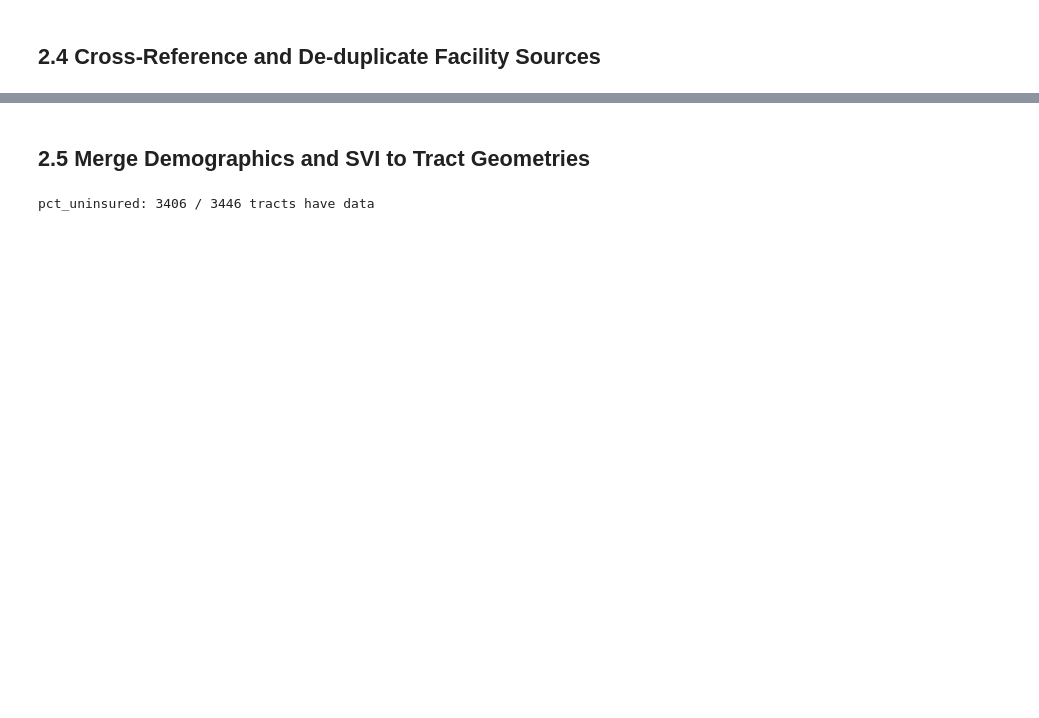
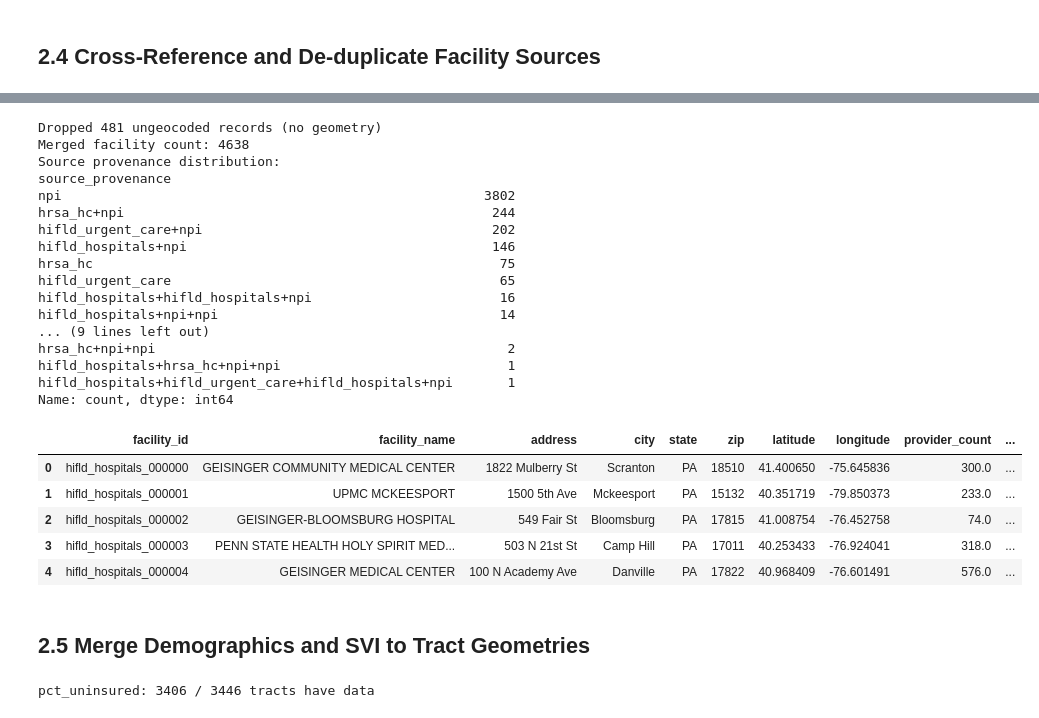
Before and after one commit to Strzalaa/DS440-Capstone-Project, a Jupyter notebook: notebooks/02_data_cleaning.ipynb, the cells around one changed output, grey strips where cells are left out. Cells and saved outputs as stored; diff of their text form; code cells hidden in the pictures; blank space fills up the shorter version.

```diff
--- a/notebooks/02_data_cleaning.ipynb
+++ b/notebooks/02_data_cleaning.ipynb
@@ -29,15 +29,30 @@ from src.geocoding import (
 # %%
 cms_path = DATA_RAW / "cms" / "cms_facilities_standardized.csv"
 hrsa_path = DATA_RAW / "hrsa" / "hrsa_facilities_standardized.csv"
+urgent_path = DATA_RAW / "urgent_care" / "urgent_care_facilities_standardized.csv"
+pos_path = DATA_RAW / "cms_pos" / "cms_pos_standardized.csv"
+npi_path = DATA_RAW / "npi" / "npi_facilities_standardized.csv"
 acs_path = DATA_RAW / "acs" / "acs_2022_tract_42.csv"
 svi_path = DATA_RAW / "svi" / "SVI_2022_Pennsylvania.csv"
 tracts_path = DATA_RAW / "tiger" / "tl_2024_42_tract.gpkg"
 
 cms_df = pd.read_csv(cms_path) if cms_path.exists() else pd.DataFrame()
 hrsa_df = pd.read_csv(hrsa_path) if hrsa_path.exists() else pd.DataFrame()
+urgent_df = pd.read_csv(urgent_path) if urgent_path.exists() else pd.DataFrame()
+pos_df = pd.read_csv(pos_path) if pos_path.exists() else pd.DataFrame()
+npi_df = pd.read_csv(npi_path) if npi_path.exists() else pd.DataFrame()
 acs_df = pd.read_csv(acs_path)
 svi_df = pd.read_csv(svi_path)
 tracts_gdf = gpd.read_file(tracts_path)
 
-cms_df.shape, hrsa_df.shape, acs_df.shape, svi_df.shape, tracts_gdf.shape
+{
+    "cms (hospitals)": cms_df.shape,
+    "hrsa (health centers)": hrsa_df.shape,
+    "urgent_care": urgent_df.shape,
+    "cms_pos": pos_df.shape,
+    "npi": npi_df.shape,
+    "acs": acs_df.shape,
+    "svi": svi_df.shape,
+    "tracts": tracts_gdf.shape,
+}
 # %% [output]
@@ -108,3 +138,61 @@ facilities_gdf.shape, facilities_gdf.head()
+# %%
+facilities_gdf = cross_reference_sources(
+    cms_geo,
+    hrsa_geo,
+    urgent_geo,
+    pos_geo,
+    npi_geo,
+    priority=[
+        "hifld_hospitals",
+        "critical_access_hospital",
+        "cms",
+        "hrsa_hc",
+        "hrsa",
+        "hifld_urgent_care",
+        "rural_health_clinic",
+        "urgent_care",
+        "cms_pos",
+        "npi",
+    ],
+)
+
+# Drop records with no geometry (ungeocoded NPI gap-fill leftovers) — they cannot
+# be used for spatial accessibility analysis.
+before = len(facilities_gdf)
+facilities_gdf = facilities_gdf[
+    facilities_gdf.geometry.notna() & ~facilities_gdf.geometry.is_empty
+].reset_index(drop=True)
+print(f"Dropped {before - len(facilities_gdf)} ungeocoded records (no geometry)")
+
+print(f"Merged facility count: {len(facilities_gdf)}")
+if "source_provenance" in facilities_gdf.columns:
+    print("Source provenance distribution:")
+    print(facilities_gdf["source_provenance"].value_counts().head(20))
+facilities_gdf.head()
+# %% [output]
+Dropped 481 ungeocoded records (no geometry)
+Merged facility count: 4638
+Source provenance distribution:
+source_provenance
+npi                                                      3802
+hrsa_hc+npi                                               244
+hifld_urgent_care+npi                                     202
+hifld_hospitals+npi                                       146
+hrsa_hc                                                    75
+hifld_urgent_care                                          65
+hifld_hospitals+hifld_hospitals+npi                        16
+hifld_hospitals+npi+npi                                    14
+... (9 lines left out)
+hrsa_hc+npi+npi                                             2
+hifld_hospitals+hrsa_hc+npi+npi                             1
+hifld_hospitals+hifld_urgent_care+hifld_hospitals+npi       1
+Name: count, dtype: int64
+|  | facility_id | facility_name | address | city | state | zip | latitude | longitude | provider_count | ... |
+| 0 | hifld_hospitals_000000 | GEISINGER COMMUNITY MEDICAL CENTER | 1822 Mulberry St | Scranton | PA | 18510 | 41.400650 | -75.645836 | 300.0 | ... |
+| 1 | hifld_hospitals_000001 | UPMC MCKEESPORT | 1500 5th Ave | Mckeesport | PA | 15132 | 40.351719 | -79.850373 | 233.0 | ... |
+| 2 | hifld_hospitals_000002 | GEISINGER-BLOOMSBURG HOSPITAL | 549 Fair St | Bloomsburg | PA | 17815 | 41.008754 | -76.452758 | 74.0 | ... |
+| 3 | hifld_hospitals_000003 | PENN STATE HEALTH HOLY SPIRIT MED... | 503 N 21st St | Camp Hill | PA | 17011 | 40.253433 | -76.924041 | 318.0 | ... |
+| 4 | hifld_hospitals_000004 | GEISINGER MEDICAL CENTER | 100 N Academy Ave | Danville | PA | 17822 | 40.968409 | -76.601491 | 576.0 | ... |
 # %% [markdown]
 ## 2.5 Merge Demographics and SVI to Tract Geometries
 # %%
```
Also changed, not shown: parts of 8 cells of this notebook, 10 other files.
